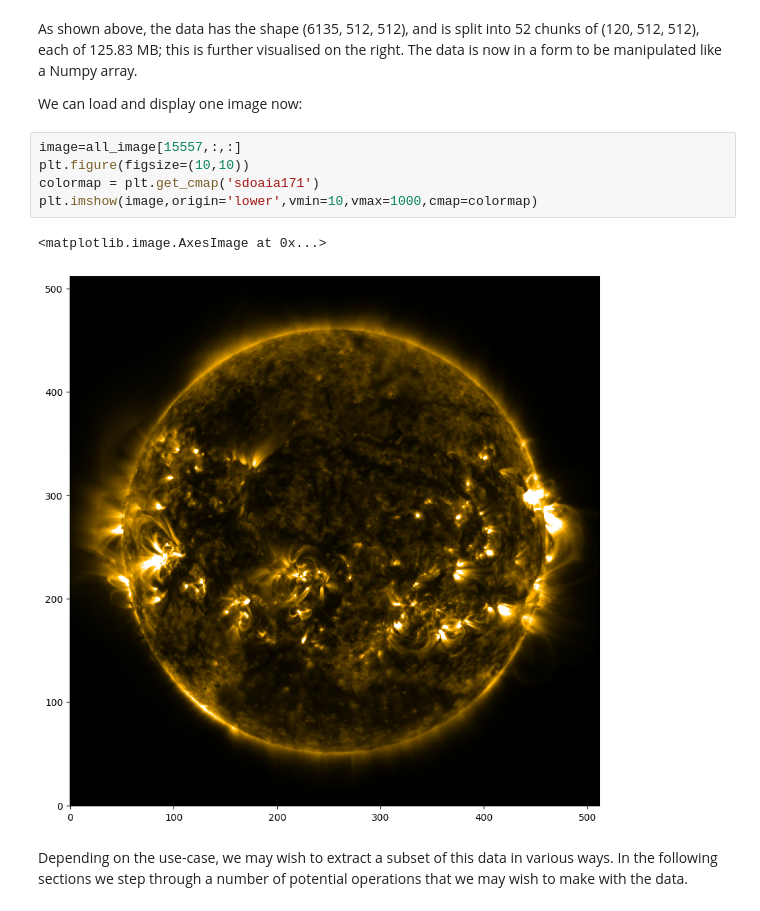
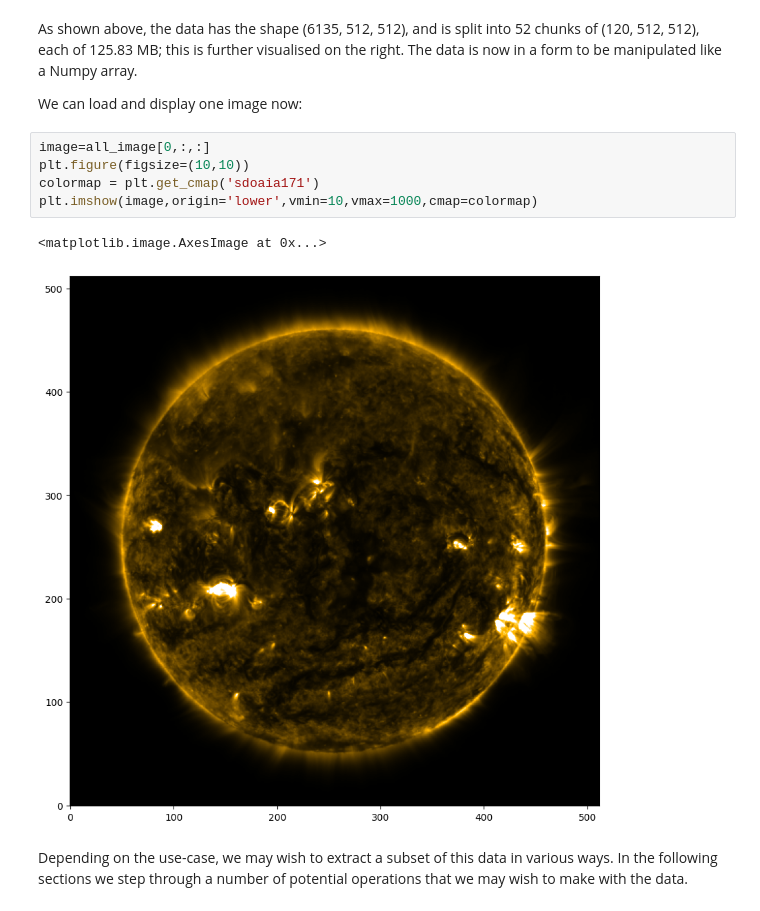
Before and after one commit to aishstronomer/flare-finder, a Jupyter notebook: sdoml_dataset_colab_aws_ask.ipynb, the cells around one changed output. Saved outputs shown, nothing was run; the diff lists cells and outputs as text.

```diff
--- a/sdoml_dataset_colab_aws_ask.ipynb
+++ b/sdoml_dataset_colab_aws_ask.ipynb
@@ -165,13 +176,13 @@ As shown above, the data has the shape (6135, 512, 512), and is split into 52 ch
 
 We can load and display one image now:
 # %%
-image=all_image[15557,:,:]
+image=all_image[0,:,:]
 plt.figure(figsize=(10,10))
 colormap = plt.get_cmap('sdoaia171')
 plt.imshow(image,origin='lower',vmin=10,vmax=1000,cmap=colormap)
 # %% [output]
 <matplotlib.image.AxesImage at 0x...>
-[figure, old version]
+[figure, new version]
 # %% [markdown]
 Depending on the use-case, we may wish to extract a subset of this data in various ways. In the following sections we step through a number of potential operations that we may wish to make with the data.
 # %% [markdown]
```
Also changed, not shown: parts of 18 cells of this notebook, 1 other file.
